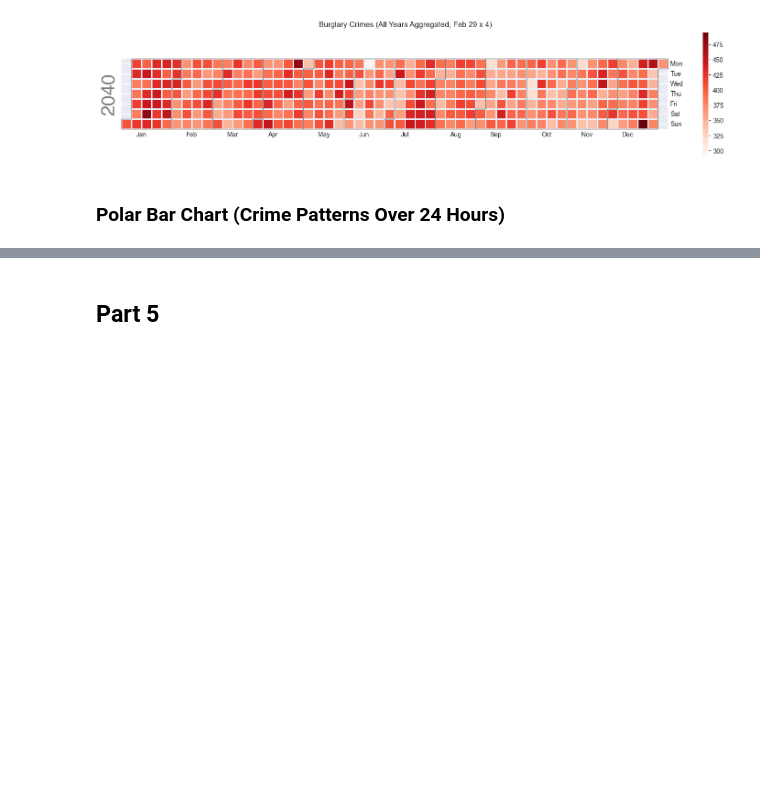
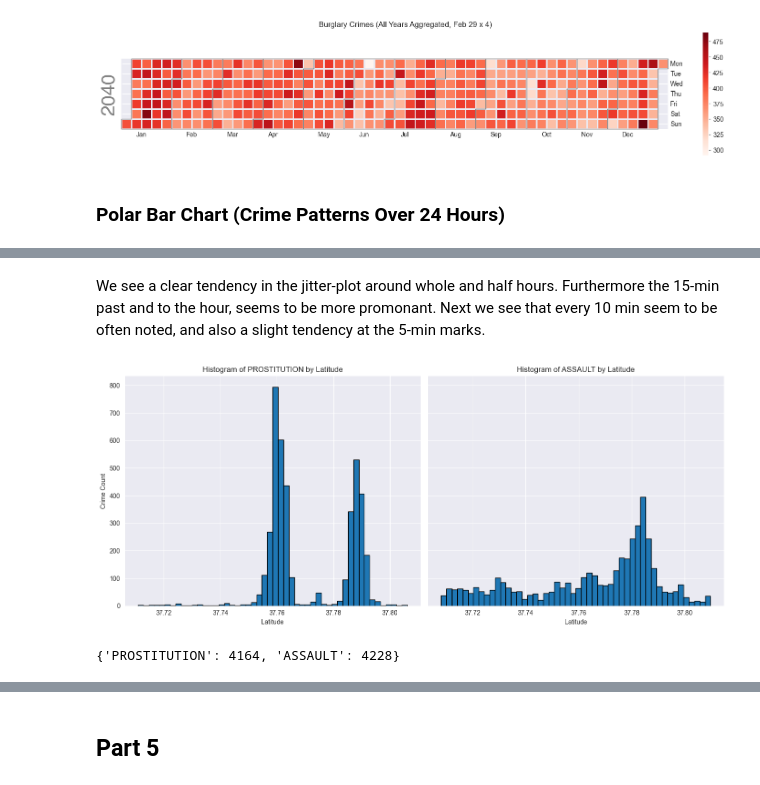
Before and after one commit to mathiaskrois/-socialdata2025-MMC-, a Jupyter notebook: Assignments/A1/A1.ipynb, the cells around one changed output, grey strips where cells are left out. Drawn from its saved outputs; the diff is of its cells as text; code cells hidden in the pictures; blank space fills up the shorter version.

```diff
--- a/Assignments/A1/A1.ipynb
+++ b/Assignments/A1/A1.ipynb
@@ -400,0 +444,58 @@ plt.show()
+# %% [markdown]
+We see a clear tendency in the jitter-plot around whole and half hours. Furthermore the 15-min past and to the hour, seems to be more promonant. Next we see that every 10 min seem to be often noted, and also a slight tendency at the 5-min marks.
+# %%
+import pandas as pd
+import numpy as np
+import matplotlib.pyplot as plt
+
+
+# Select two crime types with different geographical patterns
+crime_type_1 = "PROSTITUTION"
+crime_type_2 = "ASSAULT"
+
+# Choose time interval to get 1000-10000 points
+start_date1, end_date1 = "2010-01-01", "2015-01-01"
+start_date2, end_date2 = "2014-01-01", "2014-06-01"
+
+# Filter dataset
+df_filtered_1 = df[(df['Category'] == crime_type_1) & (df['Date'].between(start_date1, end_date1))]
+df_filtered_2 = df[(df['Category'] == crime_type_2) & (df['Date'].between(start_date2, end_date2))]
+
+# Extract valid latitudes (San Francisco latitudes range ~37.70 - 37.85)
+lat_range = (37.70, 37.85)
+latitudes_1 = df_filtered_1['Latitude'].between(*lat_range)
+latitudes_2 = df_filtered_2['Latitude'].between(*lat_range)
+
+# Use numpy.histogram to bin latitudes
+bins = 50  # Adjust for better resolution
+counts_1, bin_edges_1 = np.histogram(df_filtered_1.loc[latitudes_1, 'Latitude'], bins=bins)
+counts_2, bin_edges_2 = np.histogram(df_filtered_2.loc[latitudes_2, 'Latitude'], bins=bins)
+
+# Create side-by-side histograms
+fig, axes = plt.subplots(1, 2, figsize=(14, 6), sharey=True)
+
+# Histogram for crime type 1
+axes[0].bar(bin_edges_1[:-1], counts_1, width=np.diff(bin_edges_1), edgecolor="black", align="edge")
+axes[0].set_title(f"Histogram of {crime_type_1} by Latitude")
+axes[0].set_xlabel("Latitude")
+axes[0].set_ylabel("Crime Count")
+
+# Histogram for crime type 2
+axes[1].bar(bin_edges_2[:-1], counts_2, width=np.diff(bin_edges_2), edgecolor="black", align="edge")
+axes[1].set_title(f"Histogram of {crime_type_2} by Latitude")
+axes[1].set_xlabel("Latitude")
+
+# Show the plots
+plt.tight_layout()
+plt.show()
+
+# Print counts for each crime type
+crime_counts = {
+    crime_type_1: len(df_filtered_1),
+    crime_type_2: len(df_filtered_2)
+}
+
+print(crime_counts)
+# %% [output]
+[figure, added]
+{'PROSTITUTION': 4164, 'ASSAULT': 4228}
```
Also changed, not shown: parts of 25 cells of this notebook.
